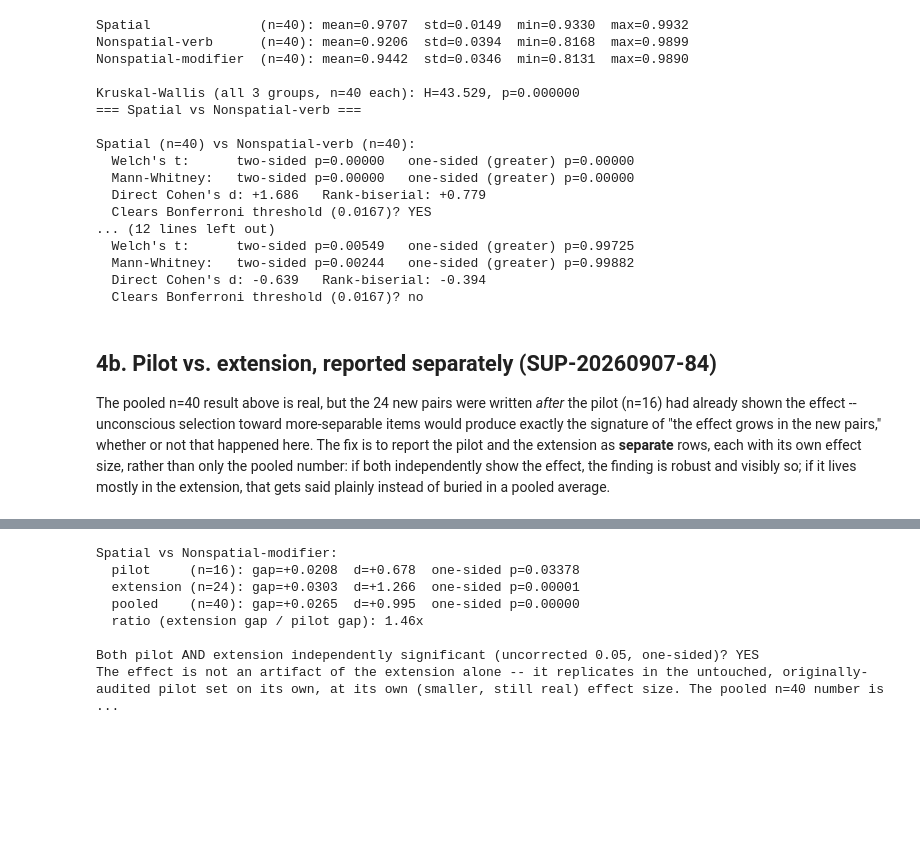
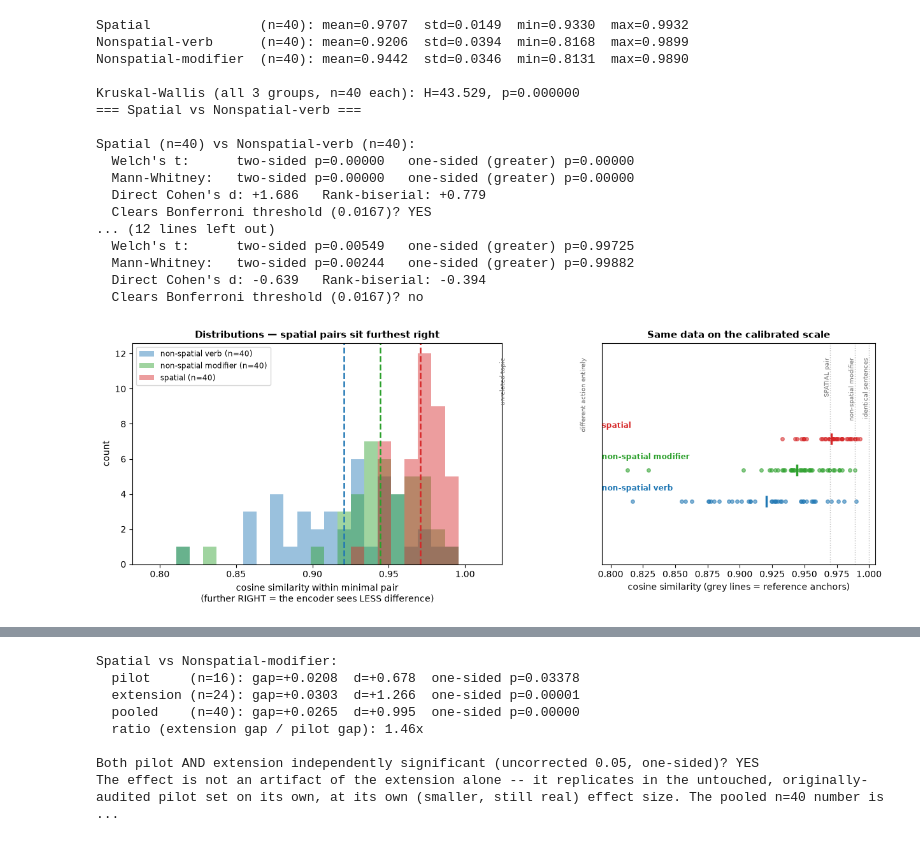
Before and after one commit to mjsushanth/T2P-motion-gen-redo, a Jupyter notebook: notebooks/01_clip_spatial_blindness.ipynb, the cells around one changed output, grey strips where cells are left out. Drawn from its saved outputs; the diff is of its cells as text; code cells hidden in the pictures; blank space fills up the shorter version.

```diff
--- a/notebooks/01_clip_spatial_blindness.ipynb
+++ b/notebooks/01_clip_spatial_blindness.ipynb
@@ -382,13 +504,40 @@ Spatial (n=40) vs Nonspatial-verb (n=40):
   Mann-Whitney:   two-sided p=0.00244   one-sided (greater) p=0.99882
   Direct Cohen's d: -0.639   Rank-biserial: -0.394
   Clears Bonferroni threshold (0.0167)? no
-# %% [markdown]
-## 4b. Pilot vs. extension, reported separately (SUP-20260907-84)
-
-The pooled n=40 result above is real, but the 24 new pairs were written *after* the pilot (n=16)
-had already shown the effect -- unconscious selection toward more-separable items would produce
-exactly the signature of "the effect grows in the new pairs," whether or not that happened here.
-The fix is to report the pilot and the extension as **separate** rows, each with its own effect
-size, rather than only the pooled number: if both independently show the effect, the finding is
-robust and visibly so; if it lives mostly in the extension, that gets said plainly instead of
-buried in a pooled average.
+# %%
+# Main results figure: distributions, group means on a shared scale, and the anchors for context
+fig = plt.figure(figsize=(12.5, 4.6))
+gs = fig.add_gridspec(1, 2, width_ratios=[1.35, 1])
+
+ax1 = fig.add_subplot(gs[0])
+lo = min(spatial_sims.min(), verb_sims.min(), modifier_sims.min()) - 0.02
+hi = max(spatial_sims.max(), verb_sims.max(), modifier_sims.max()) + 0.02
+bins = np.linspace(lo, hi, 26)
+for arr, lbl, c in [(verb_sims, "non-spatial verb", "tab:blue"),
+                    (modifier_sims, "non-spatial modifier", "tab:green"),
+                    (spatial_sims, "spatial", "tab:red")]:
+    ax1.hist(arr, bins=bins, alpha=0.45, label=f"{lbl} (n={len(arr)})", color=c)
+    ax1.axvline(arr.mean(), color=c, linestyle="--", linewidth=1.8)
+ax1.set_xlabel("cosine similarity within minimal pair\n(further RIGHT = the encoder sees LESS difference)")
+ax1.set_ylabel("count")
+ax1.set_title("Distributions — spatial pairs sit furthest right", fontsize=11, weight="bold")
+ax1.legend(fontsize=8.5)
+
+ax2 = fig.add_subplot(gs[1])
+ax2.set_xlim(lo, 1.005); ax2.set_ylim(0, 6); ax2.set_yticks([])
+for label, v in anchor_vals.items():
+    ax2.axvline(v, color="0.75", linewidth=1, linestyle=":")
+    ax2.text(v, 5.6, label.split("(")[0].strip(), rotation=90, ha="right", va="top",
+             fontsize=7.2, color="0.45")
+for i, (arr, lbl, c) in enumerate([(spatial_sims, "spatial", "tab:red"),
+                                   (modifier_sims, "non-spatial modifier", "tab:green"),
+                                   (verb_sims, "non-spatial verb", "tab:blue")]):
+    y = 3.4 - i * 0.85
+    ax2.scatter(arr, np.full(len(arr), y), s=16, alpha=0.55, color=c)
+    ax2.scatter([arr.mean()], [y], s=150, marker="|", color=c, linewidth=2.5)
+    ax2.text(lo, y + 0.3, lbl, fontsize=8.5, color=c, weight="bold")
+ax2.set_xlabel("cosine similarity (grey lines = reference anchors)")
+ax2.set_title("Same data on the calibrated scale", fontsize=11, weight="bold")
+plt.tight_layout(); plt.savefig("01_fig_results.png", dpi=110); plt.show()
+# %% [output]
+[figure, added]
```
Also changed, not shown: parts of 25 cells of this notebook, 3 other files.
